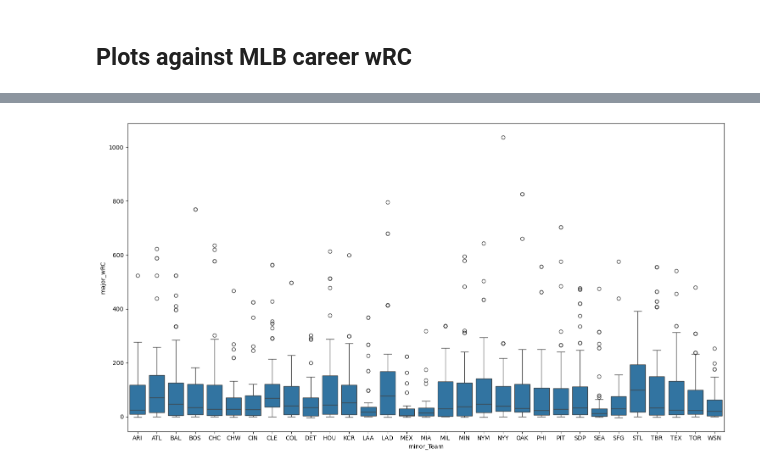
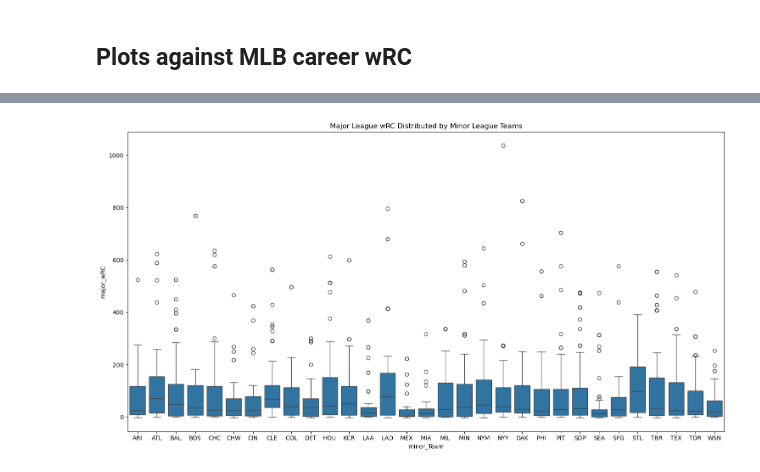
Before and after one commit to AnaqiAmir/MiLB-Prospects-Batting-Projections, a Jupyter notebook: correlation_plots.ipynb, the cells around one changed output, grey strips where cells are left out. Drawn from its saved outputs; the diff is of its cells as text; code cells hidden in the pictures.

```diff
--- a/correlation_plots.ipynb
+++ b/correlation_plots.ipynb
@@ -191,10 +200,11 @@ plt.show()
 # %%
 # Distribution by Team
 order = sorted(df["minor_Team"].unique())
 
-plt.figure(figsize=(15, 8))  # width=14 inches, height=8 inches
+plt.figure(figsize=(15, 8))
 sns.boxplot(data=df, x="minor_Team", y="major_wRC", order=order)
+plt.title("Major League wRC Distributed by Minor League Teams")
 plt.tight_layout()
 plt.show()
 # %% [output]
-[figure, old version]
+[figure, new version]
```
Also changed, not shown: parts of 6 cells of this notebook, 4 other files.
